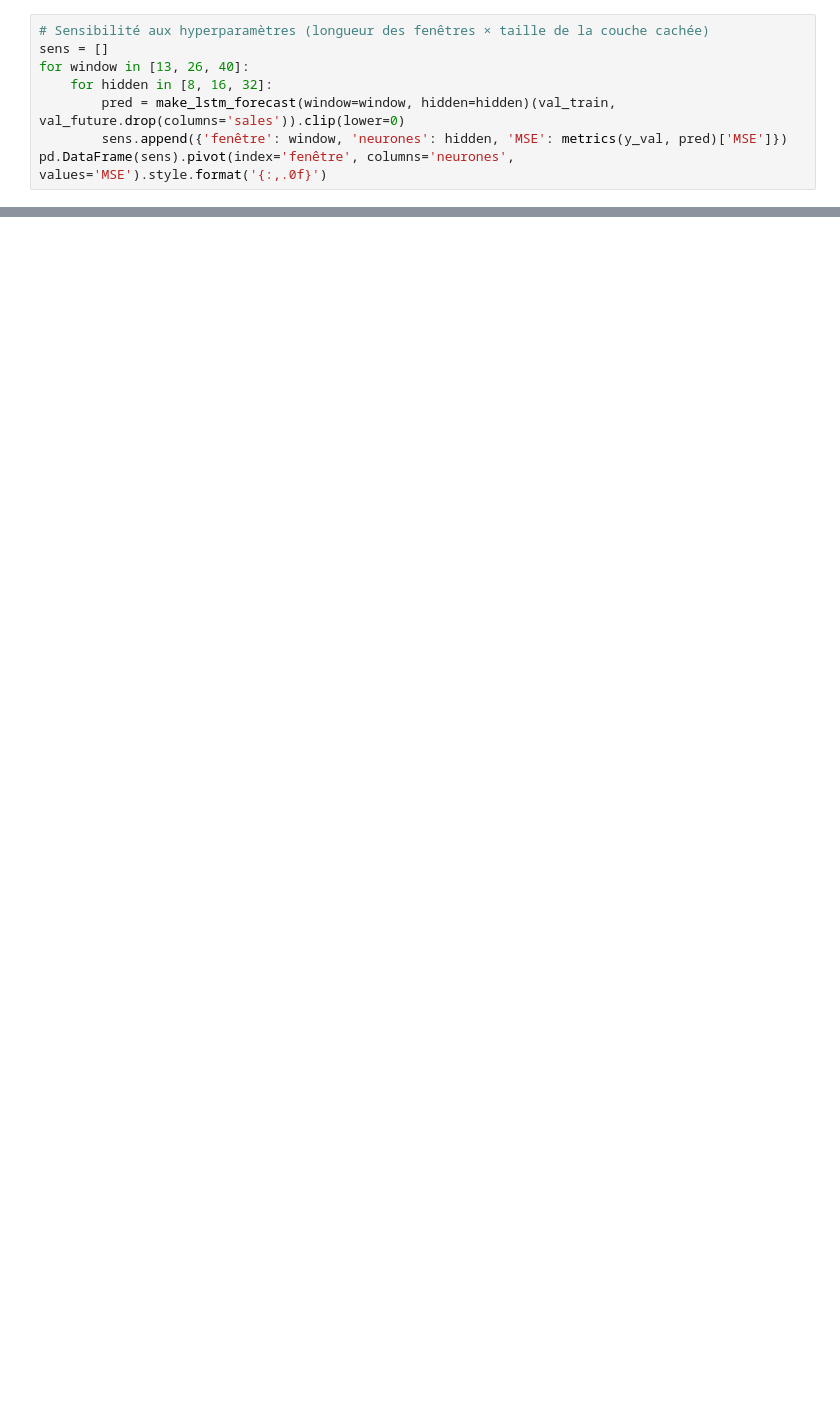
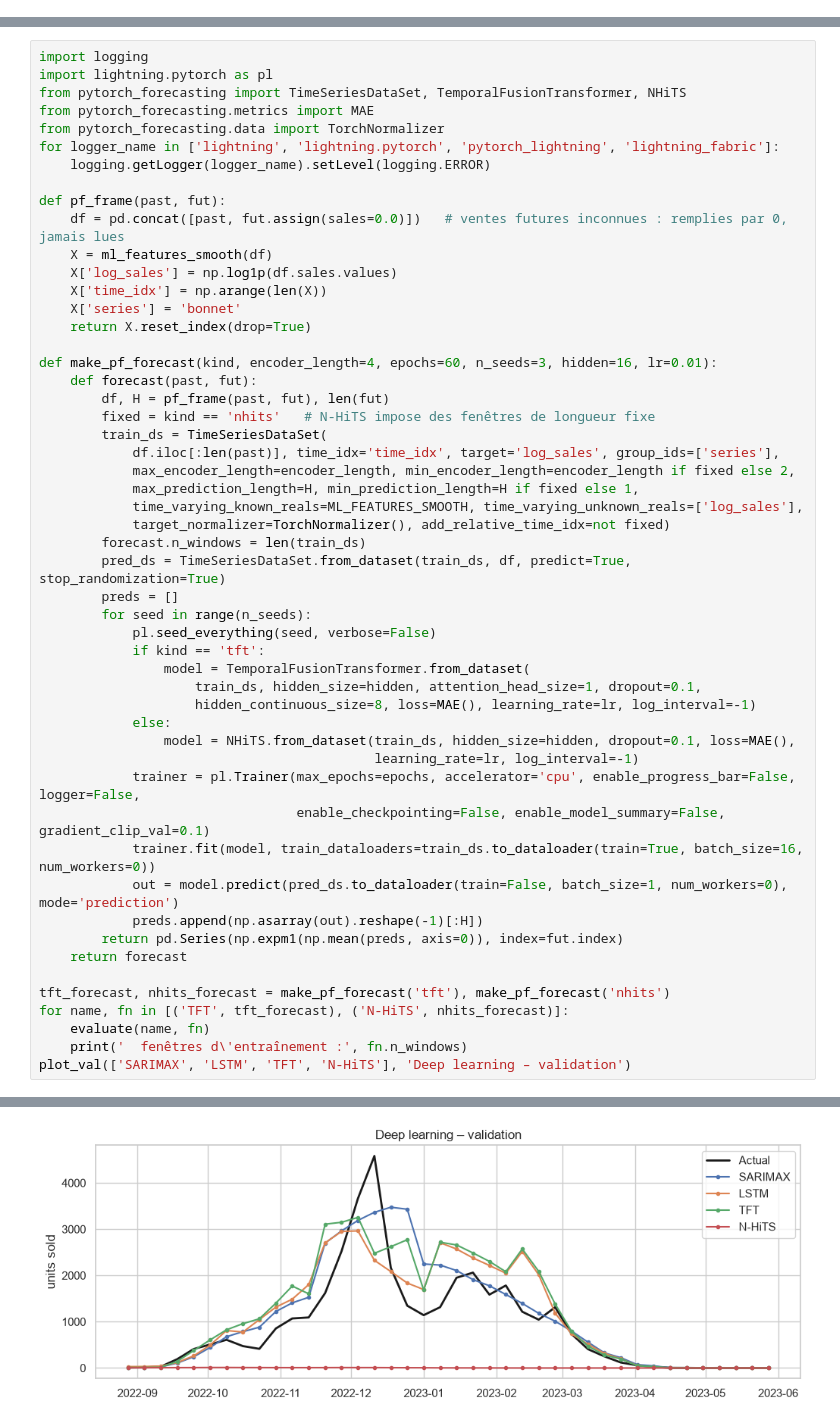
Before and after one commit to deboramendes27/decathlon-forecast, a Jupyter notebook: notebooks/02_modeles.ipynb, the cells around one changed output, grey strips where cells are left out. Saved outputs shown, nothing was run; the diff lists cells and outputs as text; blank space fills up the shorter version.

```diff
--- a/notebooks/02_modeles.ipynb
+++ b/notebooks/02_modeles.ipynb
@@ -627,8 +0,0 @@ LSTM | MSE train = 23,154 | MSE validation = 362,768 | ratio = 15.7
-# %%
-# Sensibilité aux hyperparamètres (longueur des fenêtres × taille de la couche cachée)
-sens = []
-for window in [13, 26, 40]:
-    for hidden in [8, 16, 32]:
-        pred = make_lstm_forecast(window=window, hidden=hidden)(val_train, val_future.drop(columns='sales')).clip(lower=0)
-        sens.append({'fenêtre': window, 'neurones': hidden, 'MSE': metrics(y_val, pred)['MSE']})
-pd.DataFrame(sens).pivot(index='fenêtre', columns='neurones', values='MSE').style.format('{:,.0f}')
@@ -1154,0 +447,53 @@ Fichier écrit : ..\submissions\lstm_global_embedding.csv (40 lignes, total pré
+# %%
+import logging
+import lightning.pytorch as pl
+from pytorch_forecasting import TimeSeriesDataSet, TemporalFusionTransformer, NHiTS
+from pytorch_forecasting.metrics import MAE
+from pytorch_forecasting.data import TorchNormalizer
+for logger_name in ['lightning', 'lightning.pytorch', 'pytorch_lightning', 'lightning_fabric']:
+    logging.getLogger(logger_name).setLevel(logging.ERROR)
+
+def pf_frame(past, fut):
+    df = pd.concat([past, fut.assign(sales=0.0)])   # ventes futures inconnues : remplies par 0, jamais lues
+    X = ml_features_smooth(df)
+    X['log_sales'] = np.log1p(df.sales.values)
+    X['time_idx'] = np.arange(len(X))
+    X['series'] = 'bonnet'
+    return X.reset_index(drop=True)
+
+def make_pf_forecast(kind, encoder_length=4, epochs=60, n_seeds=3, hidden=16, lr=0.01):
+    def forecast(past, fut):
+        df, H = pf_frame(past, fut), len(fut)
+        fixed = kind == 'nhits'   # N-HiTS impose des fenêtres de longueur fixe
+        train_ds = TimeSeriesDataSet(
+            df.iloc[:len(past)], time_idx='time_idx', target='log_sales', group_ids=['series'],
+            max_encoder_length=encoder_length, min_encoder_length=encoder_length if fixed else 2,
+            max_prediction_length=H, min_prediction_length=H if fixed else 1,
+            time_varying_known_reals=ML_FEATURES_SMOOTH, time_varying_unknown_reals=['log_sales'],
+            target_normalizer=TorchNormalizer(), add_relative_time_idx=not fixed)
+        forecast.n_windows = len(train_ds)
+        pred_ds = TimeSeriesDataSet.from_dataset(train_ds, df, predict=True, stop_randomization=True)
+        preds = []
+        for seed in range(n_seeds):
+            pl.seed_everything(seed, verbose=False)
+            if kind == 'tft':
+                model = TemporalFusionTransformer.from_dataset(
+                    train_ds, hidden_size=hidden, attention_head_size=1, dropout=0.1,
+                    hidden_continuous_size=8, loss=MAE(), learning_rate=lr, log_interval=-1)
+            else:
+                model = NHiTS.from_dataset(train_ds, hidden_size=hidden, dropout=0.1, loss=MAE(),
+                                           learning_rate=lr, log_interval=-1)
+            trainer = pl.Trainer(max_epochs=epochs, accelerator='cpu', enable_progress_bar=False, logger=False,
+                                 enable_checkpointing=False, enable_model_summary=False, gradient_clip_val=0.1)
+            trainer.fit(model, train_dataloaders=train_ds.to_dataloader(train=True, batch_size=16, num_workers=0))
+            out = model.predict(pred_ds.to_dataloader(train=False, batch_size=1, num_workers=0), mode='prediction')
+            preds.append(np.asarray(out).reshape(-1)[:H])
+        return pd.Series(np.expm1(np.mean(preds, axis=0)), index=fut.index)
+    return forecast
+
+tft_forecast, nhits_forecast = make_pf_forecast('tft'), make_pf_forecast('nhits')
+for name, fn in [('TFT', tft_forecast), ('N-HiTS', nhits_forecast)]:
+    evaluate(name, fn)
+    print('  fenêtres d\'entraînement :', fn.n_windows)
+plot_val(['SARIMAX', 'LSTM', 'TFT', 'N-HiTS'], 'Deep learning – validation')
+# %% [output]
@@ -1154,0 +517 @@ Fichier écrit : ..\submissions\lstm_global_embedding.csv (40 lignes, total pré
+[figure, added]
```
Also changed, not shown: parts of 146 cells of this notebook, 4 other files.
